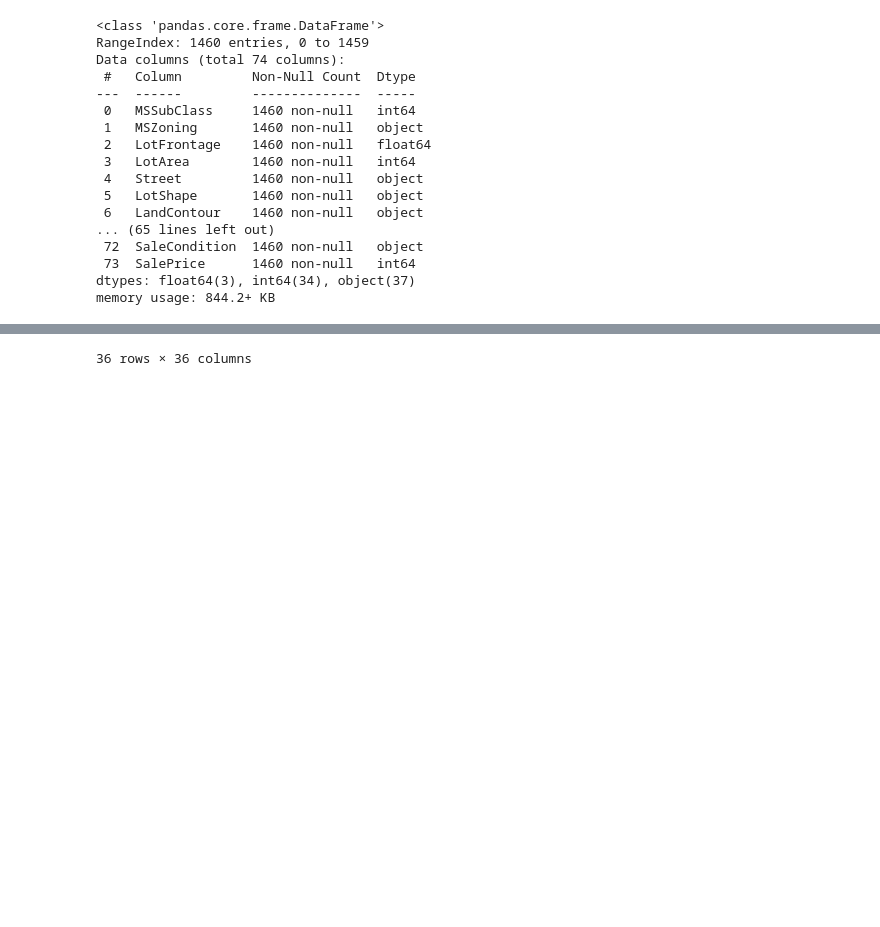
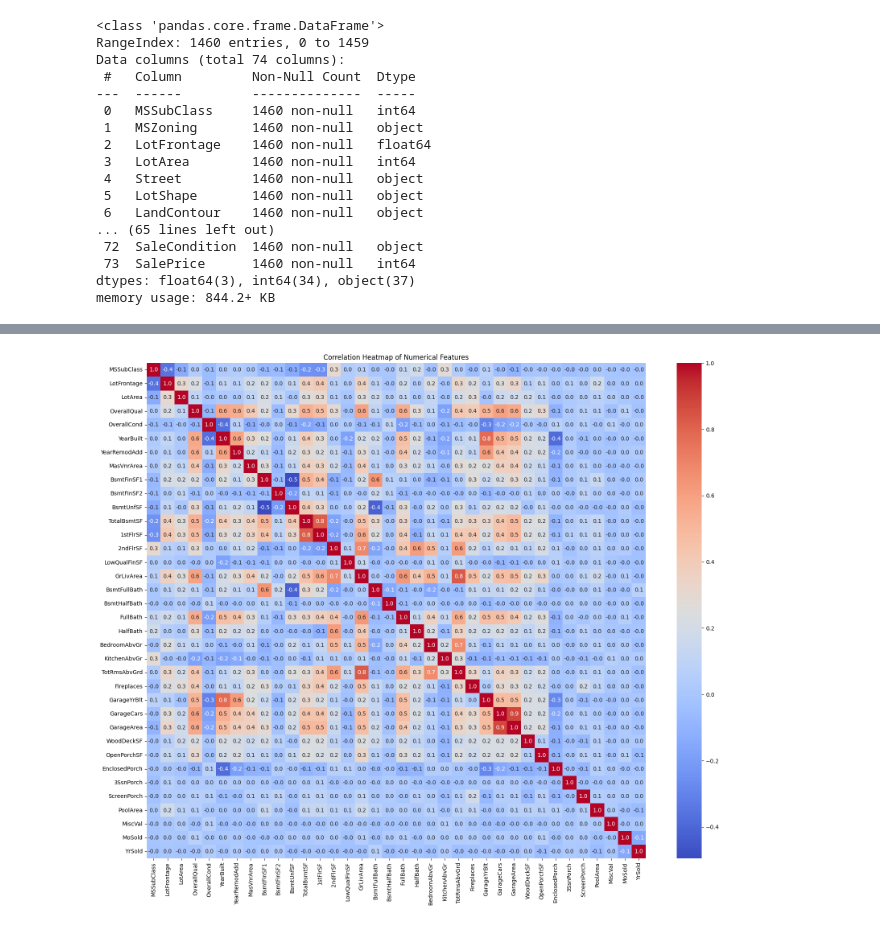
Before and after one commit to pabrokim/house-prices, a Jupyter notebook: house.ipynb, the cells around one changed output, grey strips where cells are left out. Cells and saved outputs as stored; diff of their text form; code cells hidden in the pictures; blank space fills up the shorter version.

```diff
--- a/house.ipynb
+++ b/house.ipynb
@@ -62,5 +62,8 @@ memory usage: 844.2+ KB
 # %%
 #check correlation for numerical features
 num_feat = df.select_dtypes(['int', 'float']).drop('SalePrice', axis=1).corr()
-num_feat
+plt.figure(figsize=(20, 16))
+sns.heatmap(num_feat, cmap='coolwarm', annot=True, fmt='.1f')
+plt.title('Correlation Heatmap of Numerical Features')
+plt.show()
 # %% [output]
@@ -84 +70 @@ num_feat
-36 rows × 36 columns
+[figure, added]
```
Also changed, not shown: parts of 1 cell of this notebook.
